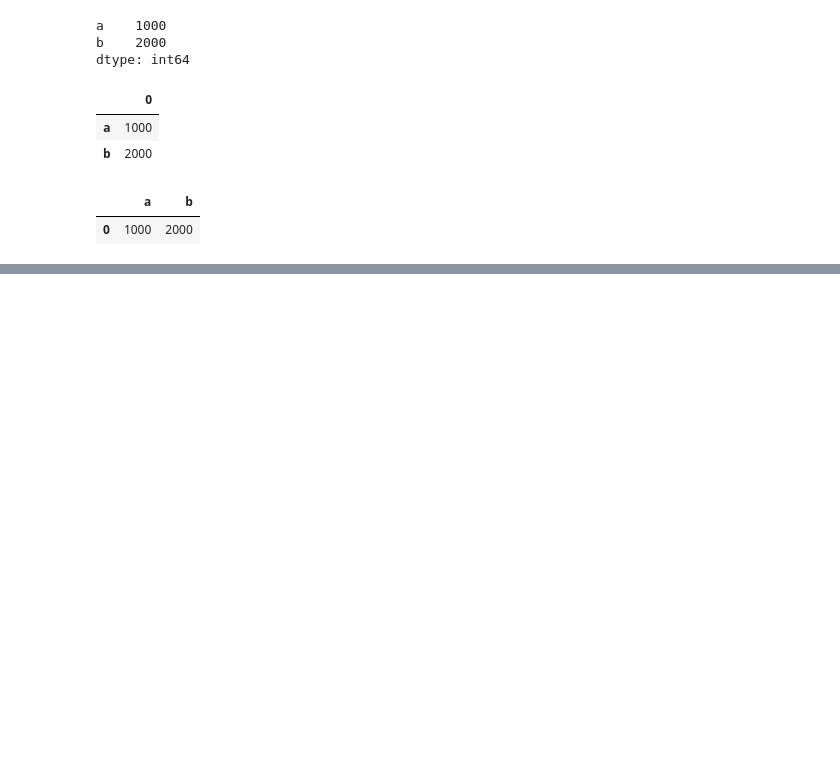
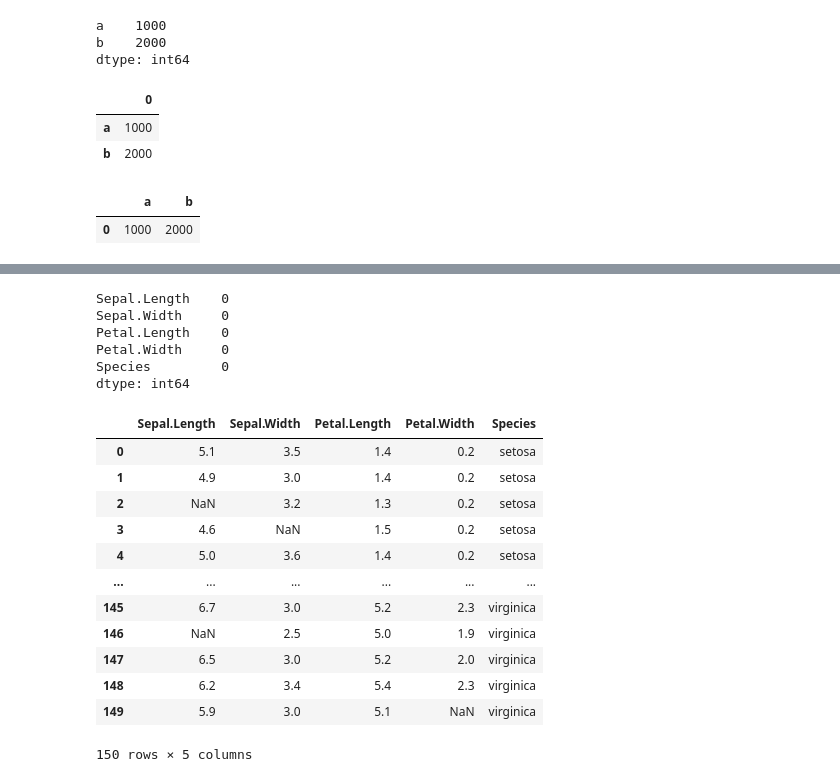
Before and after one commit to nvmr6/BIGDATA, a Jupyter notebook: python/ch12 데이터프레임과 시리즈 8~13.ipynb, the cells around one changed output, grey strips where cells are left out. Drawn from its saved outputs; the diff is of its cells as text; code cells hidden in the pictures; blank space fills up the shorter version.

```diff
--- a/python/ch12 데이터프레임과 시리즈 8~13.ipynb
+++ b/python/ch12 데이터프레임과 시리즈 8~13.ipynb
@@ -1011,0 +1084,3 @@ s.to_frame().T
+# %%
+iris_df = datasets.get_rdataset("iris", package='datasets').data
+iris_df.head()
@@ -1011,0 +1094,7 @@ s.to_frame().T
+# %%
+import random
+X = iris_df.loc[:,'Sepal.Length':'Petal.Width']
+for idx in X.columns:
+    rownum = random.sample(range(len(iris_df)),20)
+    for row in rownum:
+        iris_df.loc[row, idx] = np.nan
@@ -1011,0 +1110,25 @@ s.to_frame().T
+# %%
+iris_df.isnull().sum()
+# %% [output]
+Sepal.Length    0
+Sepal.Width     0
+Petal.Length    0
+Petal.Width     0
+Species         0
+dtype: int64
+# %%
+iris_df
+# %% [output]
+|  | Sepal.Length | Sepal.Width | Petal.Length | Petal.Width | Species |
+| 0 | 5.1 | 3.5 | 1.4 | 0.2 | setosa |
+| 1 | 4.9 | 3.0 | 1.4 | 0.2 | setosa |
+| 2 | NaN | 3.2 | 1.3 | 0.2 | setosa |
+| 3 | 4.6 | NaN | 1.5 | 0.2 | setosa |
+| 4 | 5.0 | 3.6 | 1.4 | 0.2 | setosa |
+| ... | ... | ... | ... | ... | ... |
+| 145 | 6.7 | 3.0 | 5.2 | 2.3 | virginica |
+| 146 | NaN | 2.5 | 5.0 | 1.9 | virginica |
+| 147 | 6.5 | 3.0 | 5.2 | 2.0 | virginica |
+| 148 | 6.2 | 3.4 | 5.4 | 2.3 | virginica |
+| 149 | 5.9 | 3.0 | 5.1 | NaN | virginica |
+150 rows × 5 columns
```
Also changed, not shown: parts of 26 cells of this notebook, 4 other files.
